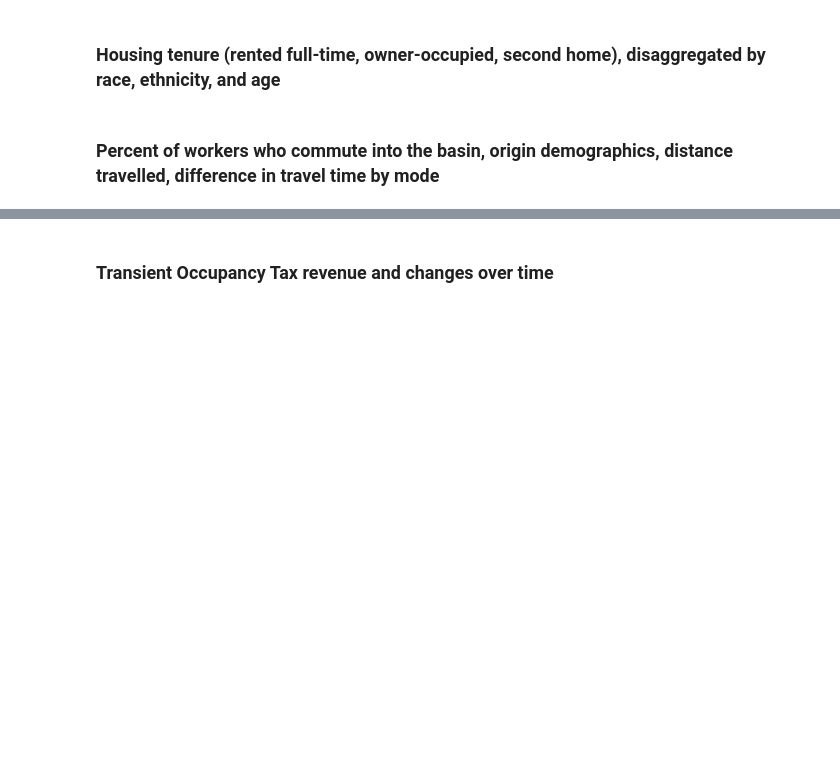
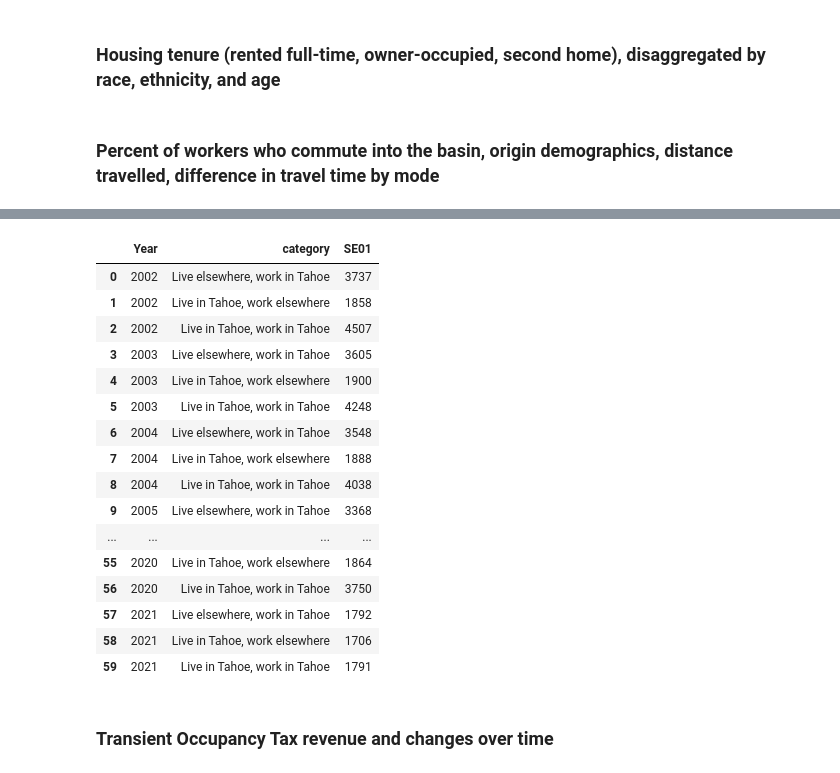
Before and after one commit to trpa-agency/ClimateResilienceDashboard, a Jupyter notebook: data_engineering.ipynb, the cells around one changed output, grey strips where cells are left out. Saved outputs shown, nothing was run; the diff lists cells and outputs as text; code cells hidden in the pictures; blank space fills up the shorter version.

```diff
--- a/data_engineering.ipynb
+++ b/data_engineering.ipynb
@@ -1973,3 +2184,23 @@ censusTable = "https://maps.trpa.org/server/rest/services/LTinfo_Climate_Resilie
+# %%
+grouped_df
+# %% [output]
+|  | Year | category | SE01 |
+| 0 | 2002 | Live elsewhere, work in Tahoe | 3737 |
+| 1 | 2002 | Live in Tahoe, work elsewhere | 1858 |
+| 2 | 2002 | Live in Tahoe, work in Tahoe | 4507 |
+| 3 | 2003 | Live elsewhere, work in Tahoe | 3605 |
+| 4 | 2003 | Live in Tahoe, work elsewhere | 1900 |
+| 5 | 2003 | Live in Tahoe, work in Tahoe | 4248 |
+| 6 | 2004 | Live elsewhere, work in Tahoe | 3548 |
+| 7 | 2004 | Live in Tahoe, work elsewhere | 1888 |
+| 8 | 2004 | Live in Tahoe, work in Tahoe | 4038 |
+| 9 | 2005 | Live elsewhere, work in Tahoe | 3368 |
+| ... | ... | ... | ... |
+| 55 | 2020 | Live in Tahoe, work elsewhere | 1864 |
+| 56 | 2020 | Live in Tahoe, work in Tahoe | 3750 |
+| 57 | 2021 | Live elsewhere, work in Tahoe | 1792 |
+| 58 | 2021 | Live in Tahoe, work elsewhere | 1706 |
+| 59 | 2021 | Live in Tahoe, work in Tahoe | 1791 |
 # %% [markdown]
 ### Transient Occupancy Tax revenue and changes over time
 # %%
```
Also changed, not shown: parts of 10 cells of this notebook, 21 other files.
